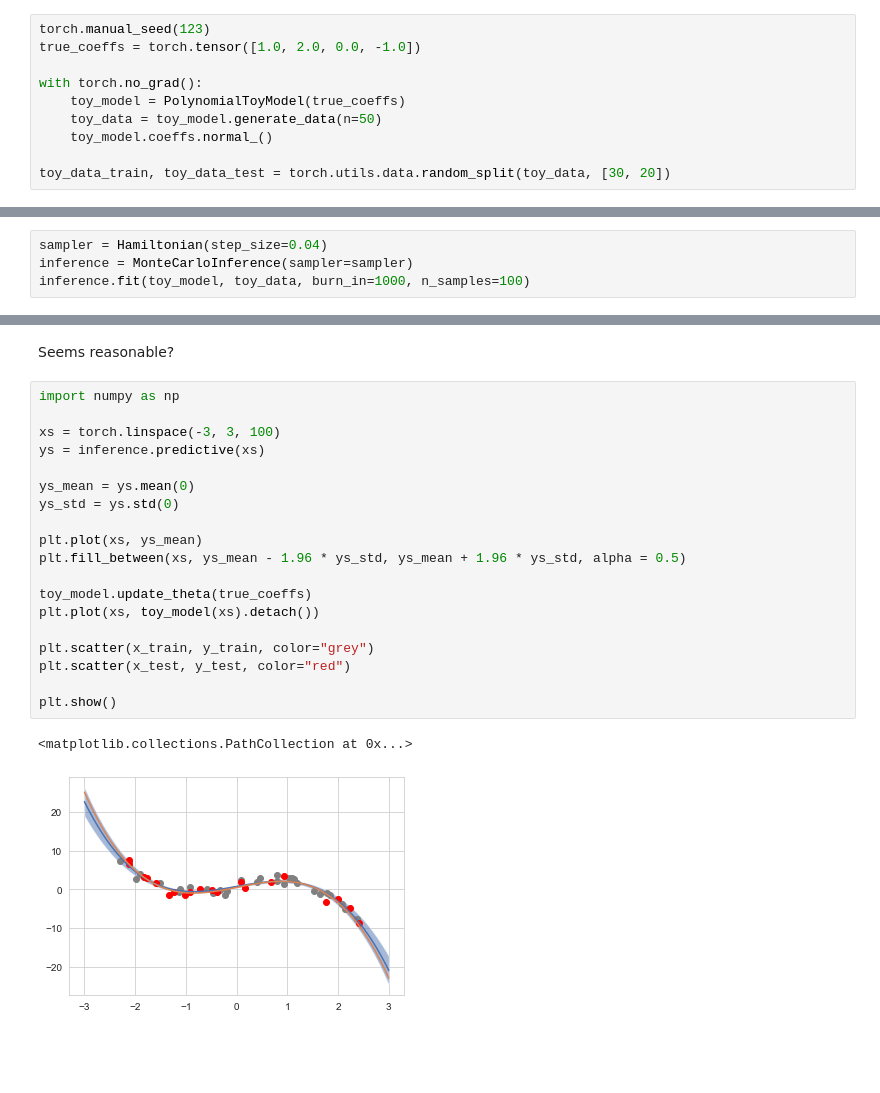
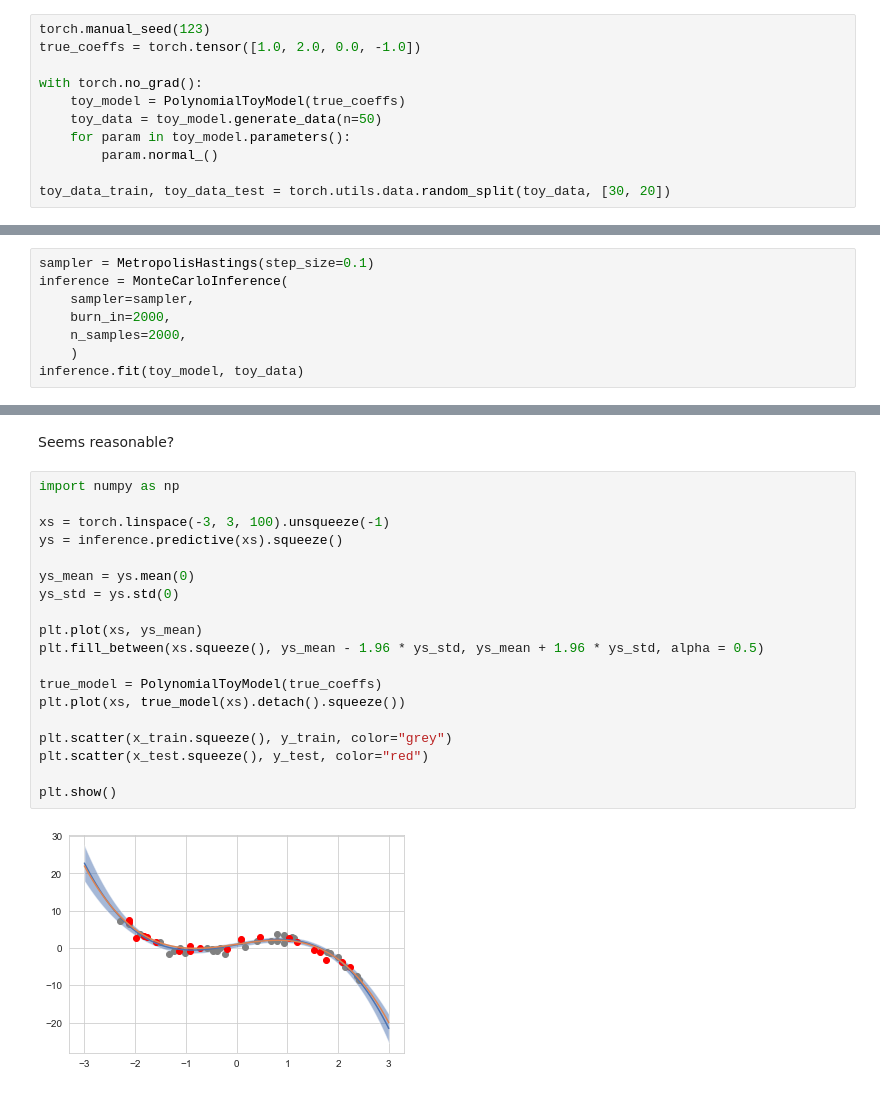
Before and after one commit to sorenhartmann/Speciale, a Jupyter notebook: notebooks/toy_model.ipynb, the cells around one changed output, grey strips where cells are left out. Saved outputs shown, nothing was run; the diff lists cells and outputs as text; blank space fills up the shorter version.

```diff
--- a/notebooks/toy_model.ipynb
+++ b/notebooks/toy_model.ipynb
@@ -27,7 +27,8 @@ true_coeffs = torch.tensor([1.0, 2.0, 0.0, -1.0])
 with torch.no_grad():
     toy_model = PolynomialToyModel(true_coeffs)
     toy_data = toy_model.generate_data(n=50)
-    toy_model.coeffs.normal_()
+    for param in toy_model.parameters():
+        param.normal_()
 
 toy_data_train, toy_data_test = torch.utils.data.random_split(toy_data, [30, 20])
 # %% [markdown]
@@ -43,7 +44,11 @@ plt.show()
 # %% [markdown]
 The training API has been implemented using an inference object that takes a sampler eg. Hamiltonian MC as argument.
 # %%
-sampler = Hamiltonian(step_size=0.04)
-inference = MonteCarloInference(sampler=sampler)
-inference.fit(toy_model, toy_data, burn_in=1000, n_samples=100)
+sampler = MetropolisHastings(step_size=0.1)
+inference = MonteCarloInference(
+    sampler=sampler,
+    burn_in=2000,
+    n_samples=2000,
+    )
+inference.fit(toy_model, toy_data)
 # %%
@@ -66,22 +71,21 @@ Seems reasonable?
 # %%
 import numpy as np
 
-xs = torch.linspace(-3, 3, 100)
-ys = inference.predictive(xs)
+xs = torch.linspace(-3, 3, 100).unsqueeze(-1)
+ys = inference.predictive(xs).squeeze()
 
 ys_mean = ys.mean(0)
 ys_std = ys.std(0)
 
 plt.plot(xs, ys_mean)
-plt.fill_between(xs, ys_mean - 1.96 * ys_std, ys_mean + 1.96 * ys_std, alpha = 0.5)
+plt.fill_between(xs.squeeze(), ys_mean - 1.96 * ys_std, ys_mean + 1.96 * ys_std, alpha = 0.5)
 
-toy_model.update_theta(true_coeffs)
-plt.plot(xs, toy_model(xs).detach())
+true_model = PolynomialToyModel(true_coeffs)
+plt.plot(xs, true_model(xs).detach().squeeze())
 
-plt.scatter(x_train, y_train, color="grey")
-plt.scatter(x_test, y_test, color="red")
+plt.scatter(x_train.squeeze(), y_train, color="grey")
+plt.scatter(x_test.squeeze(), y_test, color="red")
 
 plt.show()
 # %% [output]
-<matplotlib.collections.PathCollection at 0x...>
-[figure, old version]
+[figure, new version]
```
Also changed, not shown: parts of 3 cells of this notebook, 19 other files.
